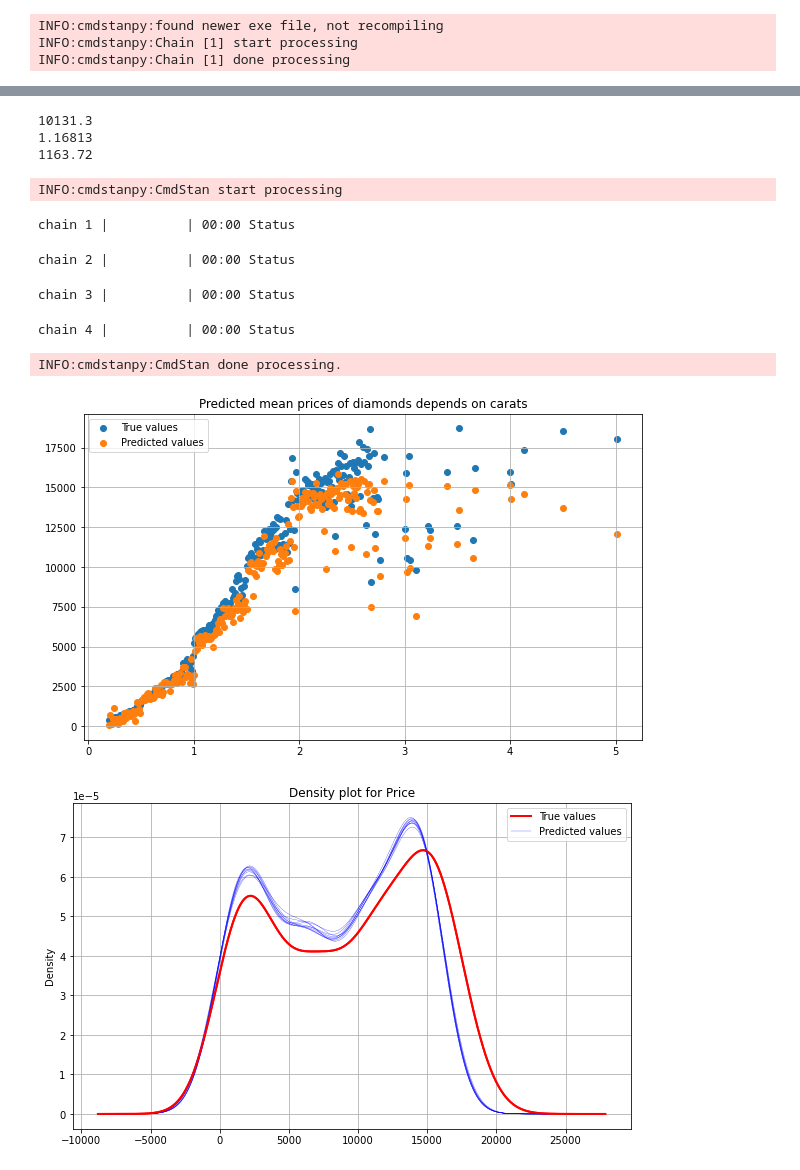
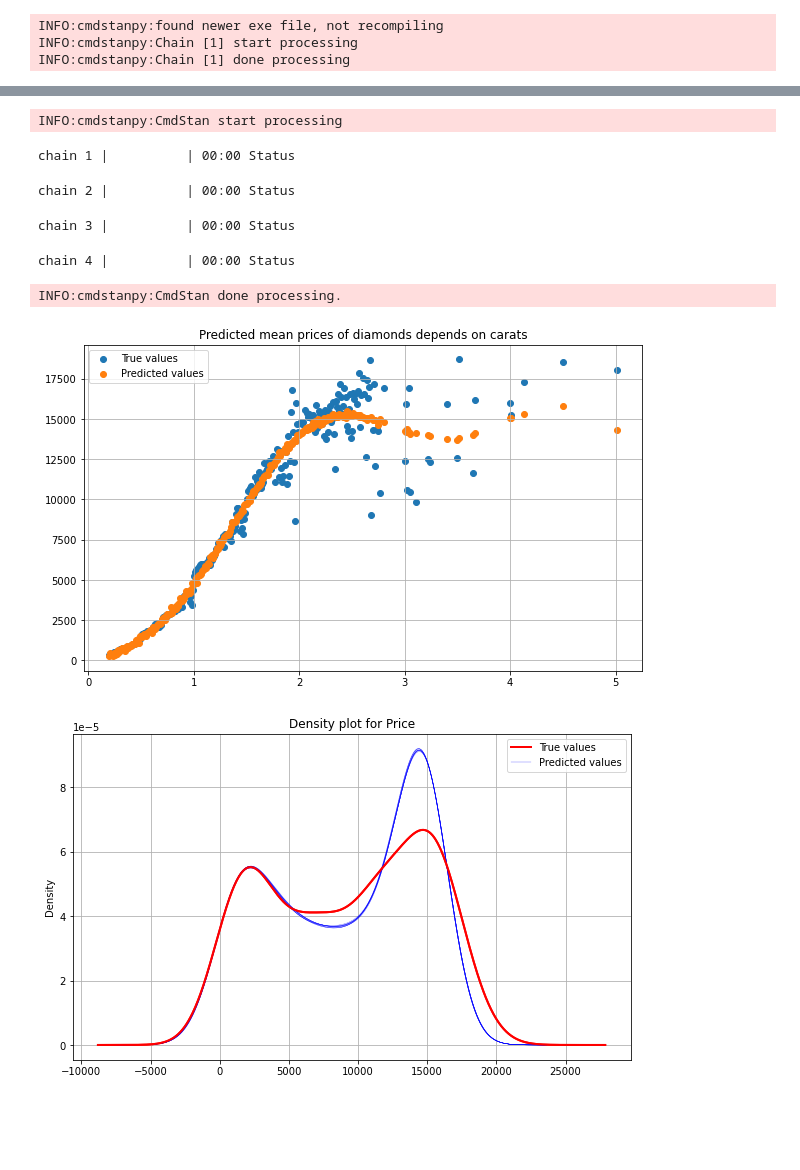
Before and after one commit to Mar-Ber/DA_DiamondModel, a Jupyter notebook: analysis.ipynb, the cells around one changed output, grey strips where cells are left out. Saved outputs shown, nothing was run; the diff lists cells and outputs as text; code cells hidden in the pictures; blank space fills up the shorter version.

```diff
--- a/analysis.ipynb
+++ b/analysis.ipynb
@@ -250,10 +266,5 @@ INFO:cmdstanpy:found newer exe file, not recompiling
 # %%
-# x_predict = np.linspace(0.2,5,len(df.price.values),endpoint=True)
-x_predict = df.price.values
-#observed_idx = rd.sample(range(1, 2*len(df.price.values)), len(df.price.values))
-#observed_idx.sort()
-observed_idx = range(1, len(df.price.values)+1)
-
+"""
 result = result_gp_opt.optimized_params_pd
 
 alpha = float(result['alpha'])
@@ -263,16 +274,13 @@ sigma = float(result['sigma'])
 print(alpha)
 print(rho)
 print(sigma)
-
-alpha = 250
-rho = 250
-sigma = 250
+"""
+alpha = 130
+rho = 1
+sigma = 100
-# %% [output]
-10131.3
-1.16813
-1163.72
 # %%
-data = dict(N_predict = len(x_predict), x_predict = x_predict, N_obs = len(df.price.values), y_obs = df.price.values, observed_idx = observed_idx, rho=rho, alpha=alpha, sigma=sigma)
+idx = range(1, len(df.price.values)+1)
+data = dict(N = len(df), x = df.carat.values, y = df.price.values, idx = idx, rho=rho, alpha=alpha, sigma=sigma)
 result_gp = model_gp.sample(data=data)
 # %% [output]
 INFO:cmdstanpy:CmdStan start processing
@@ -287,22 +292,24 @@ y_sims = data[data.columns[553:]]
 # %%
-y_sim = result_gp.stan_variable('y_predict')
+data = result_gp.draws_pd()
+y_sims = data[data.columns[553:]]
+y_sim = result_gp.stan_variable('y_sim')
 
 plt.figure(figsize=[10,6])
 plt.scatter(df.carat.values, df.price.values)
 plt.scatter(df.carat.values, y_sim[0])
 plt.title("Predicted mean prices of diamonds depends on carats")
 plt.legend(["True values", "Predicted values"])
 plt.grid()
 plt.show()
 
 df.price.plot.density(figsize=(10,6), linewidth=2, color='red')
 for i in range(0,10):
     y_sims.iloc[i].plot.density(linewidth=0.25, color='blue')
 df.price.plot.density(figsize=(10,6), linewidth=2, color='red')
 plt.title('Density plot for Price')
 plt.legend(["True values", "Predicted values"])
 plt.grid()
 plt.show()
 # %% [output]
-[figure, old version]
+[figure, new version]
-[figure, old version]
+[figure, new version]
```
Also changed, not shown: parts of 10 cells of this notebook, 6 other files.
